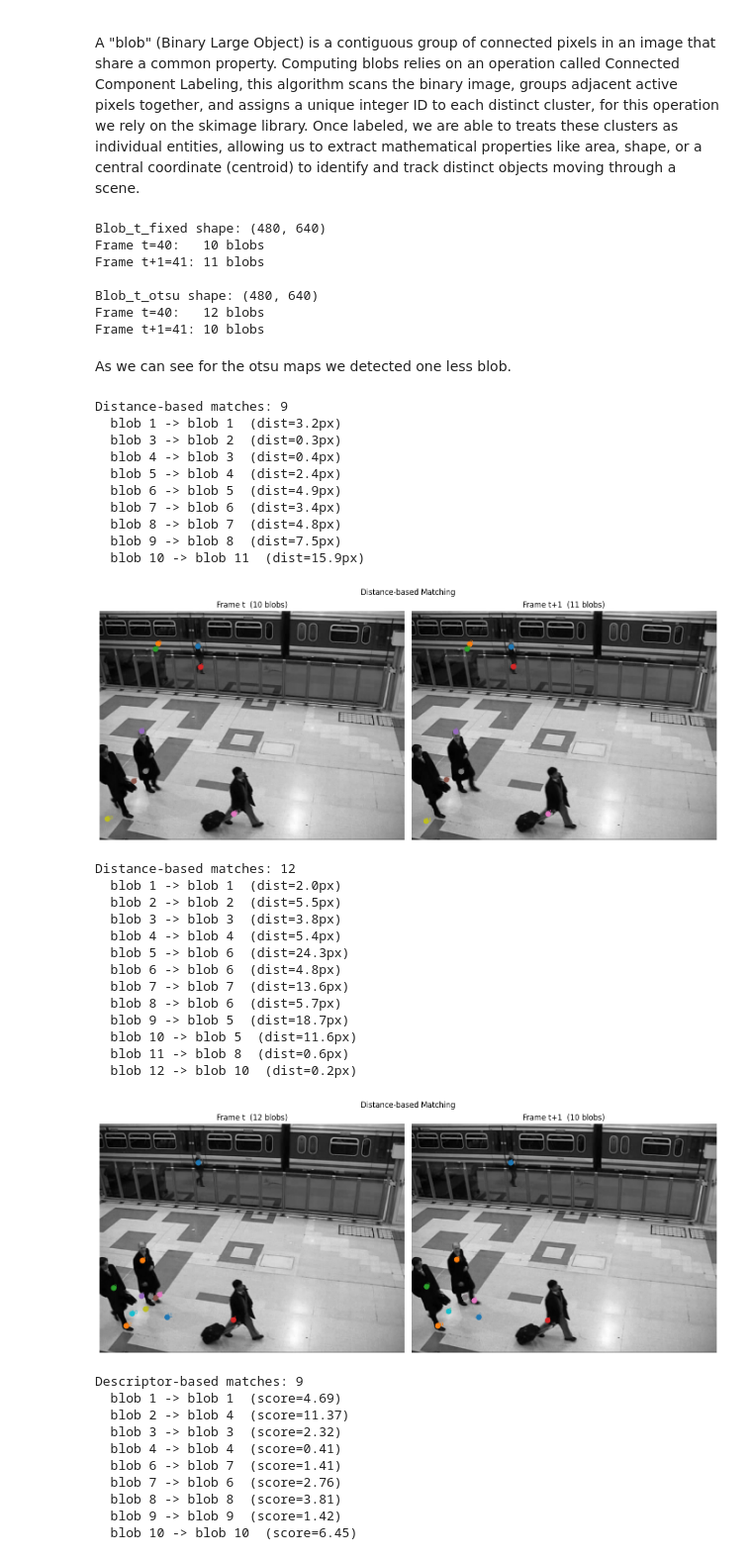
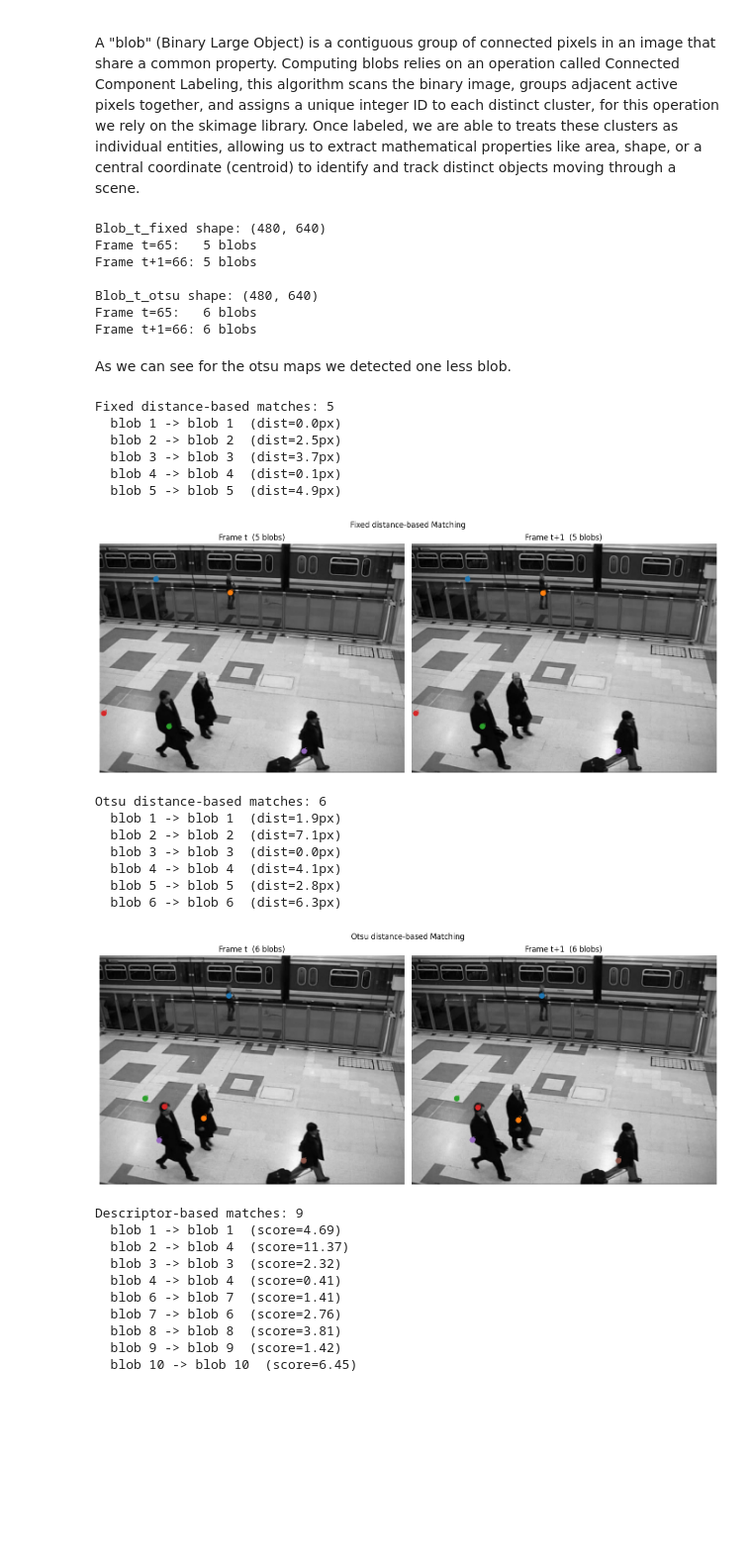
Before and after one commit to Diego-Chiola/Computational-Vision, a Jupyter notebook: homeworks/midterm/Motion_Analysis_Assignment.ipynb, the cells around one changed output. Shown at 99% size. Cells and saved outputs as stored; diff of their text form; code cells hidden in the pictures; blank space fills up the shorter version.

```diff
--- a/homeworks/midterm/Motion_Analysis_Assignment.ipynb
+++ b/homeworks/midterm/Motion_Analysis_Assignment.ipynb
@@ -232,6 +232,7 @@ def compute_change_maps_otsu(frames, initial_background, alpha=BACKGROUND_ALPHA,
 
 def clean_map(m_t):
     passmask = morphology.disk(CLEANING_RADIUS)
+    m_t = morphology.closing(m_t > 0, passmask)
     return morphology.opening(m_t > 0, passmask)
 # %% [markdown]
 ------------
@@ -489,7 +490,7 @@ Cleaning produces binary masks that are more suitable for blob detection and mat
 
 A "blob" (Binary Large Object) is a contiguous group of connected pixels in an image that share a common property. Computing blobs relies on an operation called Connected Component Labeling, this algorithm scans the binary image, groups adjacent active pixels together, and assigns a unique integer ID to each distinct cluster, for this operation we rely on the skimage library. Once labeled, we are able to treats these clusters as individual entities, allowing us to extract mathematical properties like area, shape, or a central coordinate (centroid) to identify and track distinct objects moving through a scene.
 # %%
-t = (len(frames) + 10) // 2  # pick the central frame
+t = 65  # pick the central frame
 
 clean_map_fixed_t  = clean_map(change_maps_fixed_threshold[t])
 clean_map_fixed_t1 = clean_map(change_maps_fixed_threshold[t + 1])
@@ -511,57 +512,47 @@ print('Frame t={}:   {} blobs'.format(t, blobs_otsu_t.max()))
 print('Frame t+1={}: {} blobs'.format(t + 1, blobs_otsu_t1.max()))
 # %% [output]
 Blob_t_fixed shape: (480, 640)
-Frame t=40:   10 blobs
-Frame t+1=41: 11 blobs
+Frame t=65:   5 blobs
+Frame t+1=66: 5 blobs
 
 Blob_t_otsu shape: (480, 640)
-Frame t=40:   12 blobs
-Frame t+1=41: 10 blobs
+Frame t=65:   6 blobs
+Frame t+1=66: 6 blobs
 # %% [markdown]
 As we can see for the otsu maps we detected one less blob.
 # %%
 # --- Strategy 1: Distance-based ---
 matches_dist_fixed = match_blobs_distance(blobs_fixed_t, blobs_fixed_t1, max_dist=MAX_MATCH_DISTANCE)
-print('\nDistance-based matches: {}'.format(len(matches_dist_fixed)))
+print('\nFixed distance-based matches: {}'.format(len(matches_dist_fixed)))
 for l_t, l_t1, d in matches_dist_fixed:
     print('  blob {} -> blob {}  (dist={:.1f}px)'.format(l_t, l_t1, d))
 
 visualize_matches(frames[t], frames[t + 1], blobs_fixed_t, blobs_fixed_t1,
-                  matches_dist_fixed, title='Distance-based Matching')
+                  matches_dist_fixed, title='Fixed distance-based Matching')
 
 matches_dist_otsu = match_blobs_distance(blobs_otsu_t, blobs_otsu_t1, max_dist=MAX_MATCH_DISTANCE)
-print('\nDistance-based matches: {}'.format(len(matches_dist_otsu)))
+print('\nOtsu distance-based matches: {}'.format(len(matches_dist_otsu)))
 for l_t, l_t1, d in matches_dist_otsu:
     print('  blob {} -> blob {}  (dist={:.1f}px)'.format(l_t, l_t1, d))
 
 visualize_matches(frames[t], frames[t + 1], blobs_otsu_t, blobs_otsu_t1,
-                  matches_dist_otsu, title='Distance-based Matching')
+                  matches_dist_otsu, title='Otsu distance-based Matching')
 # %% [output]
-Distance-based matches: 9
-  blob 1 -> blob 1  (dist=3.2px)
-  blob 3 -> blob 2  (dist=0.3px)
-  blob 4 -> blob 3  (dist=0.4px)
-  blob 5 -> blob 4  (dist=2.4px)
-  blob 6 -> blob 5  (dist=4.9px)
-  blob 7 -> blob 6  (dist=3.4px)
-  blob 8 -> blob 7  (dist=4.8px)
-  blob 9 -> blob 8  (dist=7.5px)
-  blob 10 -> blob 11  (dist=15.9px)
+Fixed distance-based matches: 5
+  blob 1 -> blob 1  (dist=0.0px)
+  blob 2 -> blob 2  (dist=2.5px)
+  blob 3 -> blob 3  (dist=3.7px)
+  blob 4 -> blob 4  (dist=0.1px)
+  blob 5 -> blob 5  (dist=4.9px)
-[figure, old version]
+[figure, new version]
-Distance-based matches: 12
-  blob 1 -> blob 1  (dist=2.0px)
-  blob 2 -> blob 2  (dist=5.5px)
-  blob 3 -> blob 3  (dist=3.8px)
-  blob 4 -> blob 4  (dist=5.4px)
-  blob 5 -> blob 6  (dist=24.3px)
-  blob 6 -> blob 6  (dist=4.8px)
-  blob 7 -> blob 7  (dist=13.6px)
-  blob 8 -> blob 6  (dist=5.7px)
-  blob 9 -> blob 5  (dist=18.7px)
-  blob 10 -> blob 5  (dist=11.6px)
-  blob 11 -> blob 8  (dist=0.6px)
-  blob 12 -> blob 10  (dist=0.2px)
+Otsu distance-based matches: 6
+  blob 1 -> blob 1  (dist=1.9px)
+  blob 2 -> blob 2  (dist=7.1px)
+  blob 3 -> blob 3  (dist=0.0px)
+  blob 4 -> blob 4  (dist=4.1px)
+  blob 5 -> blob 5  (dist=2.8px)
+  blob 6 -> blob 6  (dist=6.3px)
-[figure, old version]
+[figure, new version]
 # %%
 # --- Strategy 2: Descriptor-based ---
 matches_desc_fixed = match_blobs_descriptor(blobs_fixed_t, blobs_fixed_t1,
```
Also changed, not shown: parts of 1 cell of this notebook.
